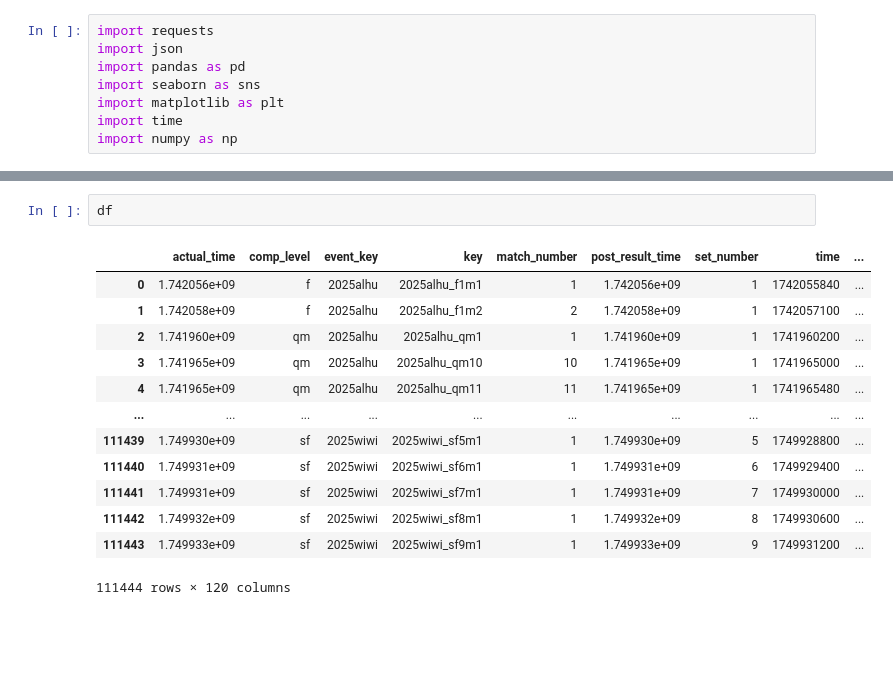
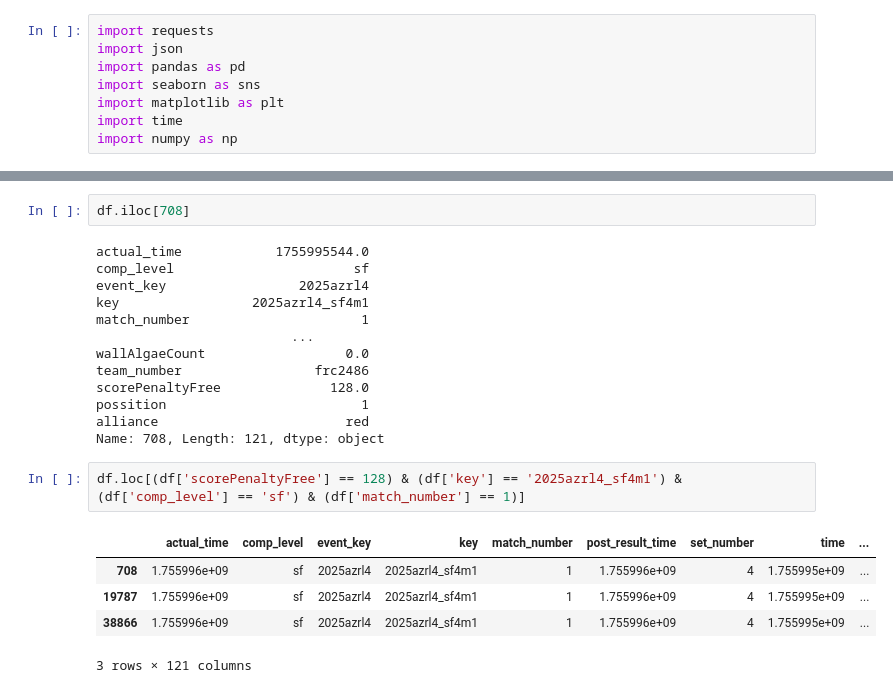
Before and after one commit to romimagshimim-cmyk/RomiRotem, a Jupyter notebook: EDA2.ipynb, the cells around one changed output, grey strips where cells are left out. Drawn from its saved outputs; the diff is of its cells as text; blank space fills up the shorter version.

```diff
--- a/EDA2.ipynb
+++ b/EDA2.ipynb
@@ -75,16 +75,23 @@ memory usage: 42.5+ MB
 # %%
-df
+df.iloc[708]
 # %% [output]
-|  | actual_time | comp_level | event_key | key | match_number | post_result_time | set_number | time | ... |
-| 0 | 1.742056e+09 | f | 2025alhu | 2025alhu_f1m1 | 1 | 1.742056e+09 | 1 | 1742055840 | ... |
-| 1 | 1.742058e+09 | f | 2025alhu | 2025alhu_f1m2 | 2 | 1.742058e+09 | 1 | 1742057100 | ... |
-| 2 | 1.741960e+09 | qm | 2025alhu | 2025alhu_qm1 | 1 | 1.741960e+09 | 1 | 1741960200 | ... |
-| 3 | 1.741965e+09 | qm | 2025alhu | 2025alhu_qm10 | 10 | 1.741965e+09 | 1 | 1741965000 | ... |
-| 4 | 1.741965e+09 | qm | 2025alhu | 2025alhu_qm11 | 11 | 1.741965e+09 | 1 | 1741965480 | ... |
-| ... | ... | ... | ... | ... | ... | ... | ... | ... | ... |
-| 111439 | 1.749930e+09 | sf | 2025wiwi | 2025wiwi_sf5m1 | 1 | 1.749930e+09 | 5 | 1749928800 | ... |
-| 111440 | 1.749931e+09 | sf | 2025wiwi | 2025wiwi_sf6m1 | 1 | 1.749931e+09 | 6 | 1749929400 | ... |
-| 111441 | 1.749931e+09 | sf | 2025wiwi | 2025wiwi_sf7m1 | 1 | 1.749931e+09 | 7 | 1749930000 | ... |
-| 111442 | 1.749932e+09 | sf | 2025wiwi | 2025wiwi_sf8m1 | 1 | 1.749932e+09 | 8 | 1749930600 | ... |
-| 111443 | 1.749933e+09 | sf | 2025wiwi | 2025wiwi_sf9m1 | 1 | 1.749933e+09 | 9 | 1749931200 | ... |
-111444 rows × 120 columns
+actual_time            1755995544.0
+comp_level                       sf
+event_key                 2025azrl4
+key                 2025azrl4_sf4m1
+match_number                      1
+                         ...
+wallAlgaeCount                  0.0
+team_number                 frc2486
+scorePenaltyFree              128.0
+possition                         1
+alliance                        red
+Name: 708, Length: 121, dtype: object
+# %%
+df.loc[(df['scorePenaltyFree'] == 128) & (df['key'] == '2025azrl4_sf4m1') & (df['comp_level'] == 'sf') & (df['match_number'] == 1)]
+# %% [output]
+|  | actual_time | comp_level | event_key | key | match_number | post_result_time | set_number | time | ... |
+| 708 | 1.755996e+09 | sf | 2025azrl4 | 2025azrl4_sf4m1 | 1 | 1.755996e+09 | 4 | 1.755995e+09 | ... |
+| 19787 | 1.755996e+09 | sf | 2025azrl4 | 2025azrl4_sf4m1 | 1 | 1.755996e+09 | 4 | 1.755995e+09 | ... |
+| 38866 | 1.755996e+09 | sf | 2025azrl4 | 2025azrl4_sf4m1 | 1 | 1.755996e+09 | 4 | 1.755995e+09 | ... |
+3 rows × 121 columns
```
Also changed, not shown: parts of 9 cells of this notebook, 4 other files.
